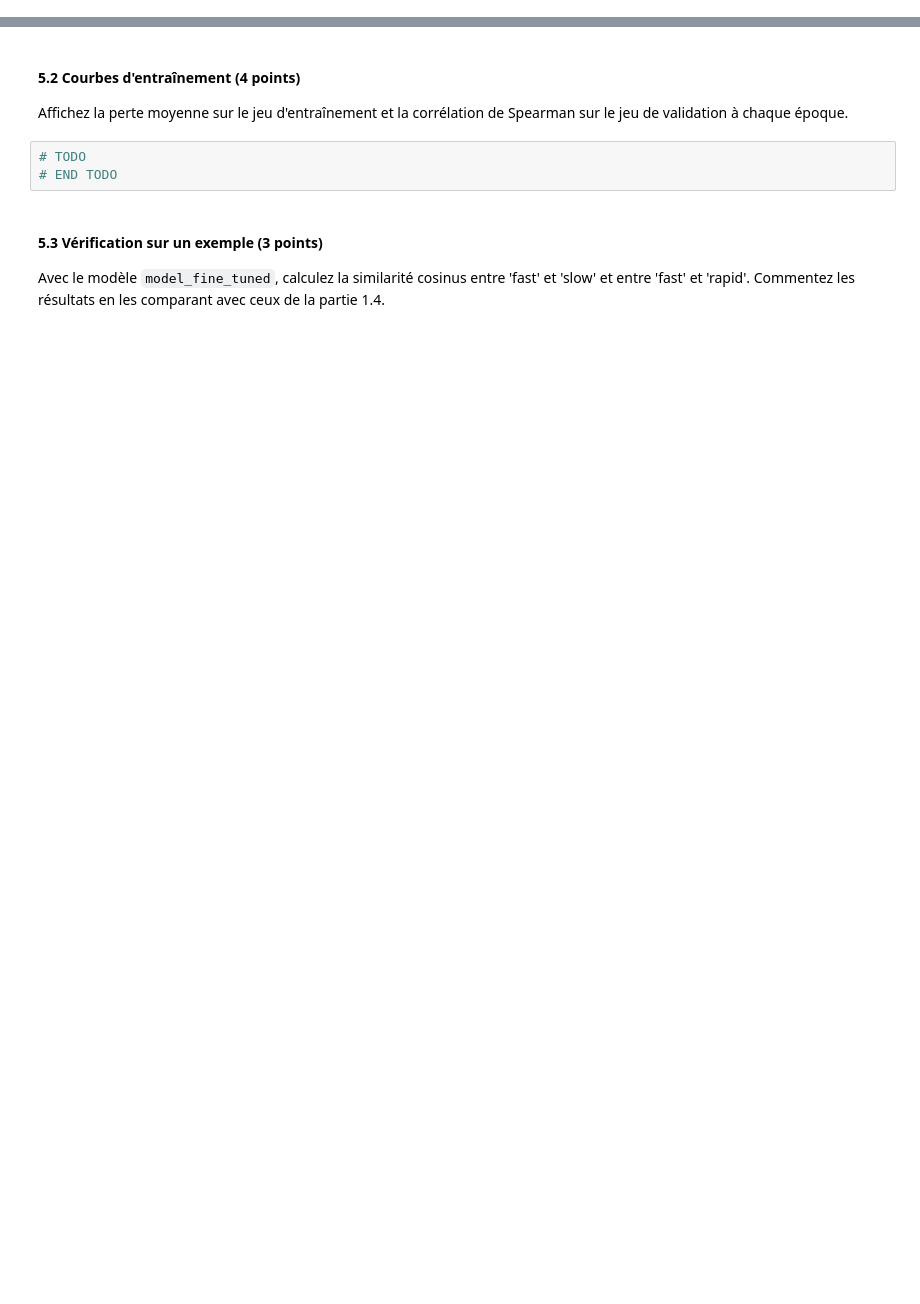
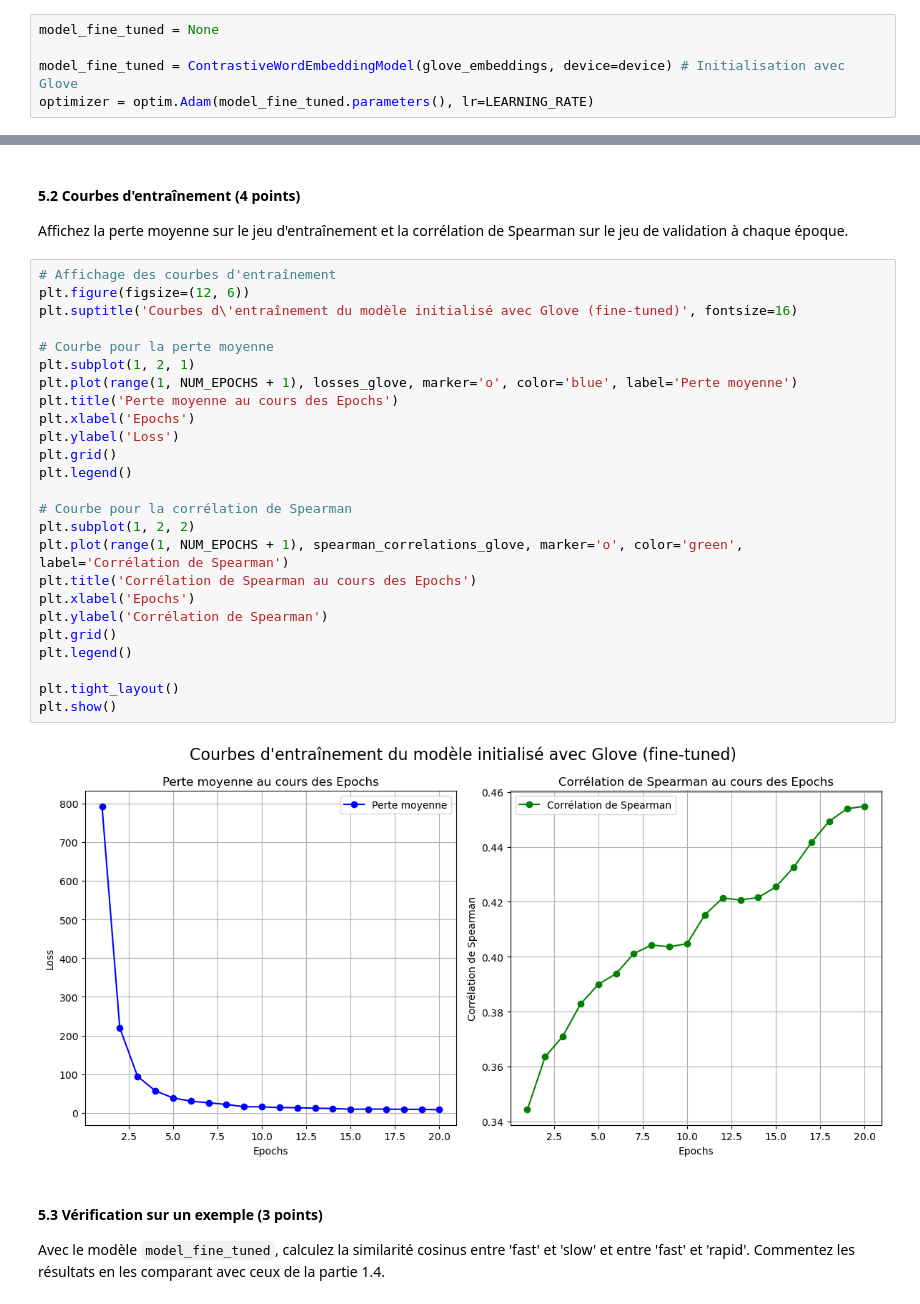
Before and after one commit to mohamedali05/TP_INF8460, a Jupyter notebook: TP_2/inf8460_A24_TP2_Enoncév2.ipynb, the cells around one changed output, grey strips where cells are left out. Cells and saved outputs as stored; diff of their text form; blank space fills up the shorter version.

```diff
--- a/TP_2/inf8460_A24_TP2_Enoncév2.ipynb
+++ b/TP_2/inf8460_A24_TP2_Enoncév2.ipynb
@@ -985,0 +991,5 @@ print(f'Before training, Spearman Correlation: {spearman_corr:.4f}')
+# %%
+model_fine_tuned = None
+
+model_fine_tuned = ContrastiveWordEmbeddingModel(glove_embeddings, device=device) # Initialisation avec Glove
+optimizer = optim.Adam(model_fine_tuned.parameters(), lr=LEARNING_RATE)
@@ -987,9 +1056,33 @@ print(f'Before training, Spearman Correlation: {spearman_corr:.4f}')
 #### 5.2 Courbes d'entraînement (4 points)
 
 Affichez la perte moyenne sur le jeu d'entraînement et la corrélation de Spearman sur le jeu de validation à chaque époque.
-# %%
-# TODO
-# END TODO
+# %%
+# Affichage des courbes d'entraînement
+plt.figure(figsize=(12, 6))
+plt.suptitle('Courbes d\'entraînement du modèle initialisé avec Glove (fine-tuned)', fontsize=16)
+
+# Courbe pour la perte moyenne
+plt.subplot(1, 2, 1)
+plt.plot(range(1, NUM_EPOCHS + 1), losses_glove, marker='o', color='blue', label='Perte moyenne')
+plt.title('Perte moyenne au cours des Epochs')
+plt.xlabel('Epochs')
+plt.ylabel('Loss')
+plt.grid()
+plt.legend()
+
+# Courbe pour la corrélation de Spearman
+plt.subplot(1, 2, 2)
+plt.plot(range(1, NUM_EPOCHS + 1), spearman_correlations_glove, marker='o', color='green', label='Corrélation de Spearman')
+plt.title('Corrélation de Spearman au cours des Epochs')
+plt.xlabel('Epochs')
+plt.ylabel('Corrélation de Spearman')
+plt.grid()
+plt.legend()
+
+plt.tight_layout()
+plt.show()
+# %% [output]
+[figure, added]
 # %% [markdown]
 #### 5.3 Vérification sur un exemple (3 points)
 
```
Also changed, not shown: parts of 15 cells of this notebook.
